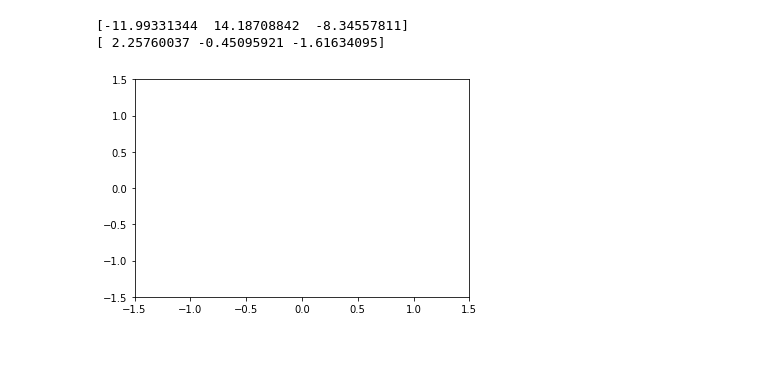
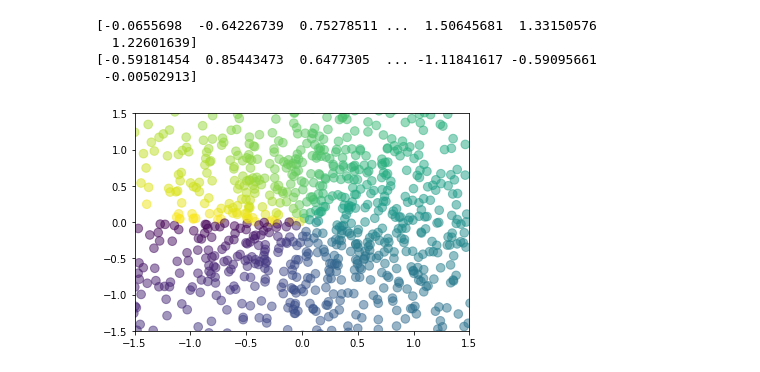
Before and after one commit to Hawur-s/ML100Days, a Jupyter notebook: homework/D18 Python 資料視覺化工具與常見統計圖表介紹.ipynb, the cells around one changed output. Drawn from its saved outputs; the diff is of its cells as text; code cells hidden in the pictures.

```diff
--- a/homework/D18 Python 資料視覺化工具與常見統計圖表介紹.ipynb
+++ b/homework/D18 Python 資料視覺化工具與常見統計圖表介紹.ipynb
@@ -43,19 +36,21 @@ plt.show()
 [figure]
 # %%
-n = 3
-X = np.random.normal(0,10,n)
+n = 1024
+X = np.random.normal(0,1,n)
 Y = np.random.normal(0,1,n)
 print(X)
 print(Y)
 T = np.arctan2(Y,X)
 
 plt.scatter(X,Y, s=75, c=T, alpha=.5)
 
 plt.xlim(-1.5,1.5)
 plt.ylim(-1.5,1.5)
 
 plt.show()
 # %% [output]
-[-11.99331344  14.18708842  -8.34557811]
-[ 2.25760037 -0.45095921 -1.61634095]
+[-0.0655698  -0.64226739  0.75278511 ...  1.50645681  1.33150576
+  1.22601639]
+[-0.59181454  0.85443473  0.6477305  ... -1.11841617 -0.59095661
+ -0.00502913]
-[figure, old version]
+[figure, new version]
```
Also changed, not shown: parts of 1 cell of this notebook.
